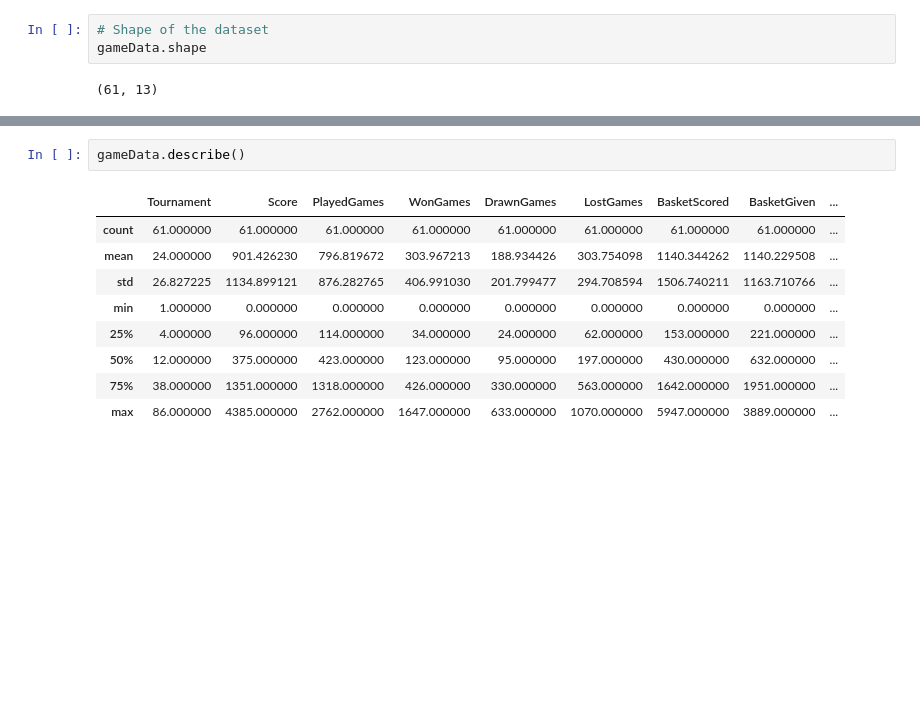
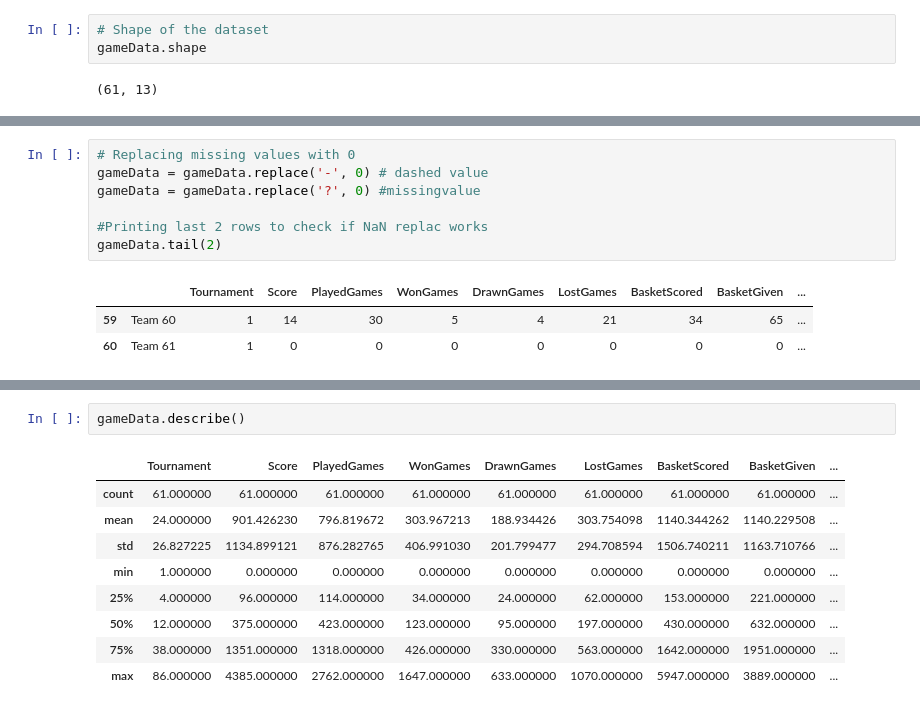
Before and after one commit to SelvamRaju/Applied-Statistics, a Jupyter notebook: Part-Two.ipynb, the cells around one changed output, grey strips where cells are left out. Saved outputs shown, nothing was run; the diff lists cells and outputs as text; blank space fills up the shorter version.

```diff
--- a/Part-Two.ipynb
+++ b/Part-Two.ipynb
@@ -34,0 +67,11 @@ gameData.shape
+# %%
+# Replacing missing values with 0
+gameData = gameData.replace('-', 0) # dashed value
+gameData = gameData.replace('?', 0) #missingvalue
+
+#Printing last 2 rows to check if NaN replac works
+gameData.tail(2)
+# %% [output]
+|  |  | Tournament | Score | PlayedGames | WonGames | DrawnGames | LostGames | BasketScored | BasketGiven | ... |
+| 59 | Team 60 | 1 | 14 | 30 | 5 | 4 | 21 | 34 | 65 | ... |
+| 60 | Team 61 | 1 | 0 | 0 | 0 | 0 | 0 | 0 | 0 | ... |
```
Also changed, not shown: parts of 14 cells of this notebook, 2 other files.
